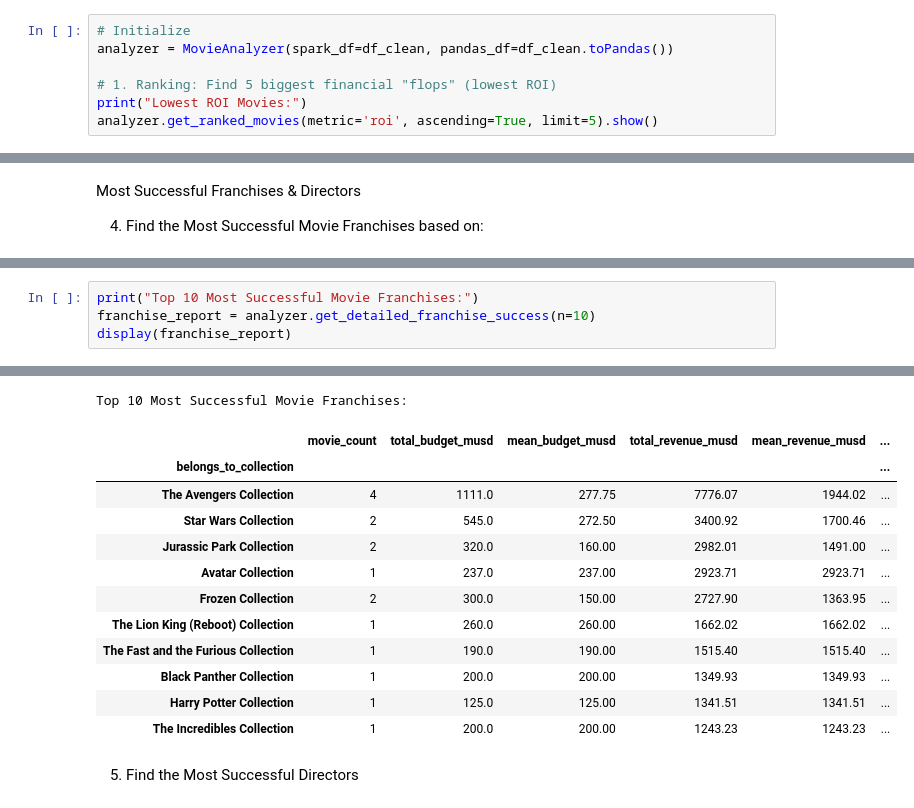
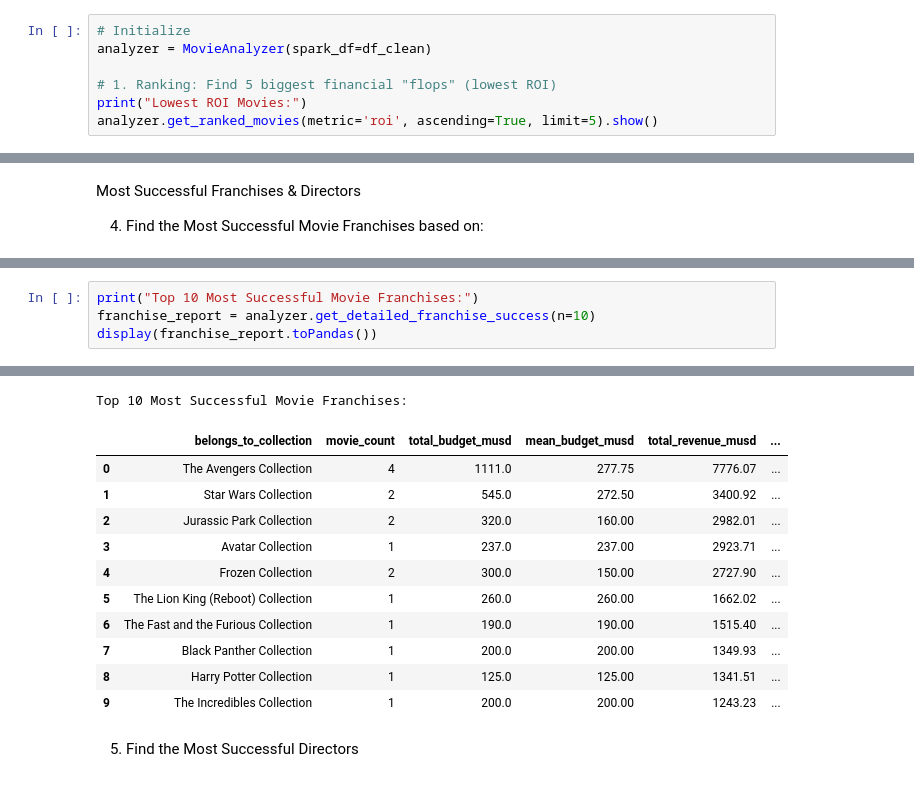
Before and after one commit to jill-break/DEM05-Big-Data-Module-Lab-1-TMDB-Movie-Data-Analysis-using-Spark, a Jupyter notebook: notebooks/spark_lab.ipynb, the cells around one changed output, grey strips where cells are left out. Drawn from its saved outputs; the diff is of its cells as text.

```diff
--- a/notebooks/spark_lab.ipynb
+++ b/notebooks/spark_lab.ipynb
@@ -379,7 +379,7 @@ Franchise vs. Standalone Movie Performance
 3. Compare movie franchises (belongs_to_collection) vs. standalone movies
 # %%
 # Initialize
-analyzer = MovieAnalyzer(spark_df=df_clean, pandas_df=df_clean.toPandas())
+analyzer = MovieAnalyzer(spark_df=df_clean)
 
 # 1. Ranking: Find 5 biggest financial "flops" (lowest ROI)
 print("Lowest ROI Movies:")
@@ -414,5 +413,5 @@ Franchise vs Standalone Performance:
 # %%
 print("Top 10 Most Successful Movie Franchises:")
 franchise_report = analyzer.get_detailed_franchise_success(n=10)
-display(franchise_report)
+display(franchise_report.toPandas())
 # %% [output]
@@ -420,16 +419,15 @@ display(franchise_report)
 Top 10 Most Successful Movie Franchises:
-|  | movie_count | total_budget_musd | mean_budget_musd | total_revenue_musd | mean_revenue_musd | ... |
-| belongs_to_collection |  |  |  |  |  | ... |
-| The Avengers Collection | 4 | 1111.0 | 277.75 | 7776.07 | 1944.02 | ... |
-| Star Wars Collection | 2 | 545.0 | 272.50 | 3400.92 | 1700.46 | ... |
-| Jurassic Park Collection | 2 | 320.0 | 160.00 | 2982.01 | 1491.00 | ... |
-| Avatar Collection | 1 | 237.0 | 237.00 | 2923.71 | 2923.71 | ... |
-| Frozen Collection | 2 | 300.0 | 150.00 | 2727.90 | 1363.95 | ... |
-| The Lion King (Reboot) Collection | 1 | 260.0 | 260.00 | 1662.02 | 1662.02 | ... |
-| The Fast and the Furious Collection | 1 | 190.0 | 190.00 | 1515.40 | 1515.40 | ... |
-| Black Panther Collection | 1 | 200.0 | 200.00 | 1349.93 | 1349.93 | ... |
-| Harry Potter Collection | 1 | 125.0 | 125.00 | 1341.51 | 1341.51 | ... |
-| The Incredibles Collection | 1 | 200.0 | 200.00 | 1243.23 | 1243.23 | ... |
+|  | belongs_to_collection | movie_count | total_budget_musd | mean_budget_musd | total_revenue_musd | ... |
+| 0 | The Avengers Collection | 4 | 1111.0 | 277.75 | 7776.07 | ... |
+| 1 | Star Wars Collection | 2 | 545.0 | 272.50 | 3400.92 | ... |
+| 2 | Jurassic Park Collection | 2 | 320.0 | 160.00 | 2982.01 | ... |
+| 3 | Avatar Collection | 1 | 237.0 | 237.00 | 2923.71 | ... |
+| 4 | Frozen Collection | 2 | 300.0 | 150.00 | 2727.90 | ... |
+| 5 | The Lion King (Reboot) Collection | 1 | 260.0 | 260.00 | 1662.02 | ... |
+| 6 | The Fast and the Furious Collection | 1 | 190.0 | 190.00 | 1515.40 | ... |
+| 7 | Black Panther Collection | 1 | 200.0 | 200.00 | 1349.93 | ... |
+| 8 | Harry Potter Collection | 1 | 125.0 | 125.00 | 1341.51 | ... |
+| 9 | The Incredibles Collection | 1 | 200.0 | 200.00 | 1243.23 | ... |
 # %% [markdown]
 5. Find the Most Successful Directors
 # %%
```
Also changed, not shown: parts of 21 cells of this notebook, 5 other files.
